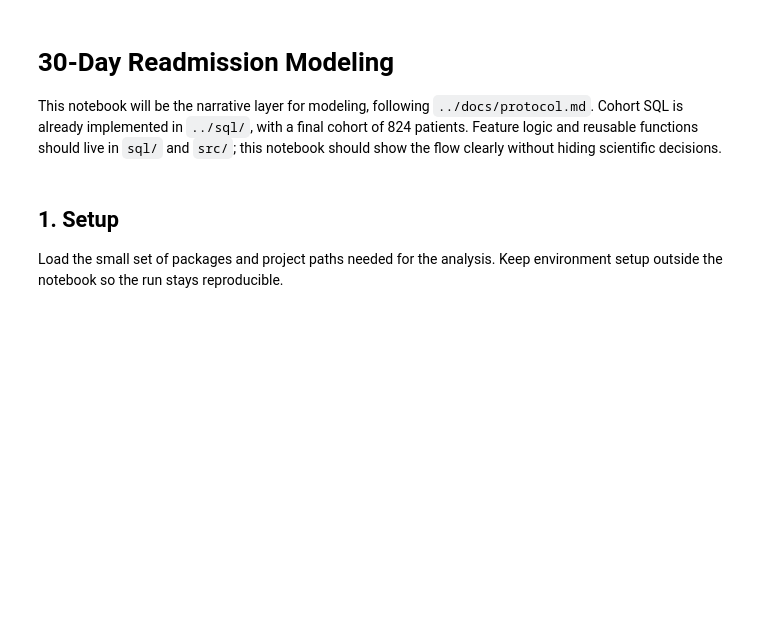
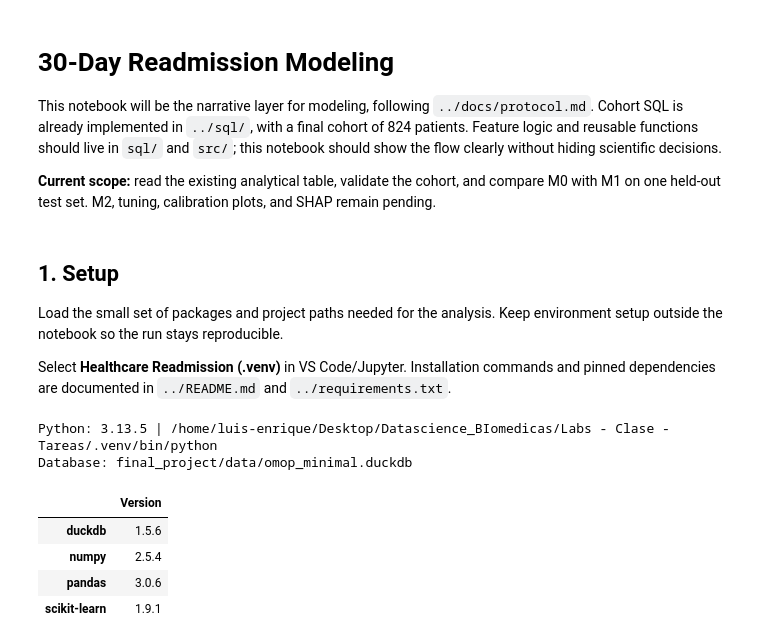
Before and after one commit to luisebh1919/healthcare_data_science_ai_portfolio, a Jupyter notebook: final_project/notebooks/02_readmission_modeling.ipynb, the cells around one changed output. Saved outputs shown, nothing was run; the diff lists cells and outputs as text; code cells hidden in the pictures; blank space fills up the shorter version.

```diff
--- a/final_project/notebooks/02_readmission_modeling.ipynb
+++ b/final_project/notebooks/02_readmission_modeling.ipynb
@@ -2,7 +2,11 @@
 # 30-Day Readmission Modeling
 
 This notebook will be the narrative layer for modeling, following `../docs/protocol.md`. Cohort SQL is already implemented in `../sql/`, with a final cohort of 824 patients. Feature logic and reusable functions should live in `sql/` and `src/`; this notebook should show the flow clearly without hiding scientific decisions.
+
+**Current scope:** read the existing analytical table, validate the cohort, and compare M0 with M1 on one held-out test set. M2, tuning, calibration plots, and SHAP remain pending.
 # %% [markdown]
 ## 1. Setup
 
 Load the small set of packages and project paths needed for the analysis. Keep environment setup outside the notebook so the run stays reproducible.
+
+Select **Healthcare Readmission (.venv)** in VS Code/Jupyter. Installation commands and pinned dependencies are documented in `../README.md` and `../requirements.txt`.
@@ -9,3 +35,48 @@ Load the small set of packages and project paths needed for the analysis. Keep e
+# %%
+# Support execution from the repository root or anywhere within final_project.
+for directory in (Path.cwd(), *Path.cwd().parents):
+    if (directory / "final_project" / "notebooks").is_dir():
+        PROJECT_DIR = directory / "final_project"
+        break
+else:
+    raise FileNotFoundError("Run this notebook from the repository or final_project.")
+
+DB_PATH = PROJECT_DIR / "data" / "omop_minimal.duckdb"
+if not DB_PATH.is_file():
+    raise FileNotFoundError(f"Analytical database not found: {DB_PATH}")
+
+RANDOM_STATE = 42
+TEST_SIZE = 0.20
+TARGET = "readmission_30d"
+M0_FEATURES = ["age", "sex", "prior_inpatient_hospitalizations_180d"]
+ADDITIONAL_FEATURES = [
+    "distinct_diagnoses_180d",
+    "distinct_medications_180d",
+    "measurement_count_180d",
+]
+M1_FEATURES = M0_FEATURES + ADDITIONAL_FEATURES
+NUMERIC_FEATURES = [feature for feature in M1_FEATURES if feature != "sex"]
+COUNT_FEATURES = [feature for feature in NUMERIC_FEATURES if feature != "age"]
+
+print(f"Python: {sys.version.split()[0]} | {sys.executable}")
+print(f"Database: {DB_PATH.relative_to(PROJECT_DIR.parent)}")
+display(
+    pd.Series(
+        {
+            package: version(package)
+            for package in ["duckdb", "numpy", "pandas", "scikit-learn"]
+        },
+        name="Version",
+    ).to_frame()
+)
+# %% [output]
+Python: 3.13.5 | /home/luis-enrique/Desktop/Datascience_BIomedicas/Labs - Clase - Tareas/.venv/bin/python
+Database: final_project/data/omop_minimal.duckdb
+|  | Version |
+| duckdb | 1.5.6 |
+| numpy | 2.5.4 |
+| pandas | 3.0.6 |
+| scikit-learn | 1.9.1 |
 # %% [markdown]
 ## 2. Load Analytical Dataset
 
```
Also changed, not shown: parts of 21 cells of this notebook, 3 other files.
